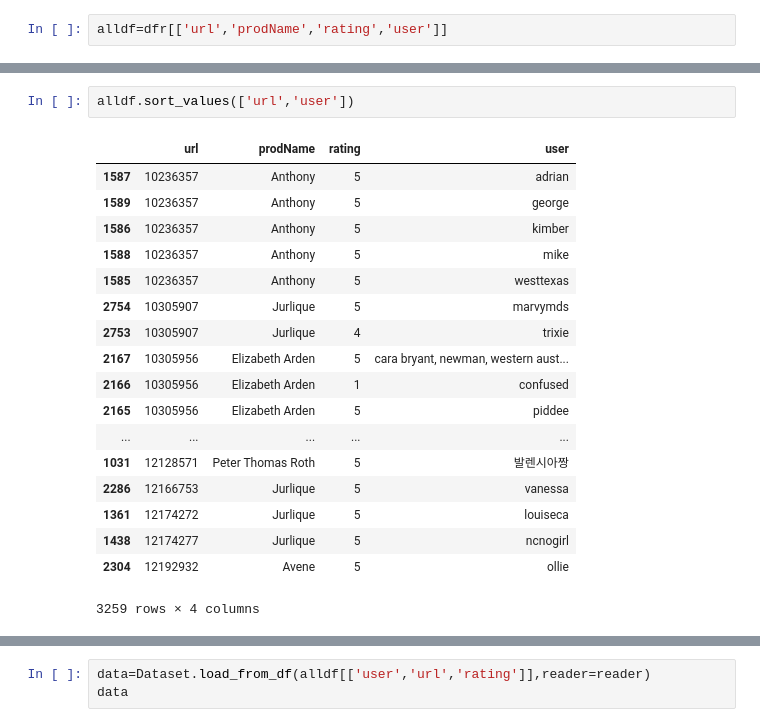
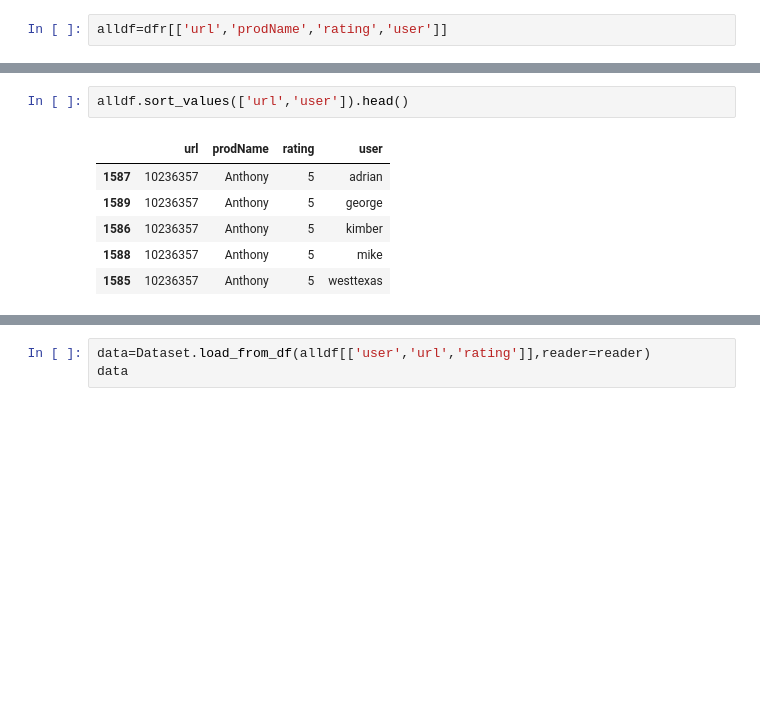
Before and after one commit to mackenziemitchell6/SkinCareRoutine, a Jupyter notebook: _StartingRecommender.ipynb, the cells around one changed output, grey strips where cells are left out. Saved outputs shown, nothing was run; the diff lists cells and outputs as text; blank space fills up the shorter version.

```diff
--- a/_StartingRecommender.ipynb
+++ b/_StartingRecommender.ipynb
@@ -106,22 +253,10 @@ alldf.groupby(['url','user','prodName']).mean()
 # %%
-alldf.sort_values(['url','user'])
+alldf.sort_values(['url','user']).head()
 # %% [output]
 |  | url | prodName | rating | user |
 | 1587 | 10236357 | Anthony | 5 | adrian |
 | 1589 | 10236357 | Anthony | 5 | george |
 | 1586 | 10236357 | Anthony | 5 | kimber |
 | 1588 | 10236357 | Anthony | 5 | mike |
 | 1585 | 10236357 | Anthony | 5 | westtexas |
-| 2754 | 10305907 | Jurlique | 5 | marvymds |
-| 2753 | 10305907 | Jurlique | 4 | trixie |
-| 2167 | 10305956 | Elizabeth Arden | 5 | cara bryant, newman, western aust... |
-| 2166 | 10305956 | Elizabeth Arden | 1 | confused |
-| 2165 | 10305956 | Elizabeth Arden | 5 | piddee |
-| ... | ... | ... | ... | ... |
-| 1031 | 12128571 | Peter Thomas Roth | 5 | 발렌시아짱 |
-| 2286 | 12166753 | Jurlique | 5 | vanessa |
-| 1361 | 12174272 | Jurlique | 5 | louiseca |
-| 1438 | 12174277 | Jurlique | 5 | ncnogirl |
-| 2304 | 12192932 | Avene | 5 | ollie |
-3259 rows × 4 columns
 # %%
```
Also changed, not shown: parts of 61 cells of this notebook, 5 other files.
